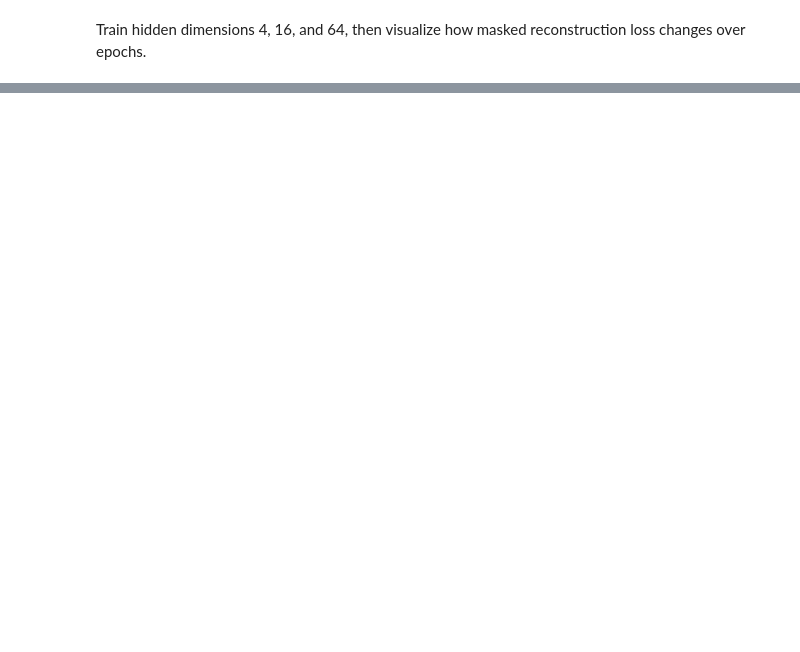
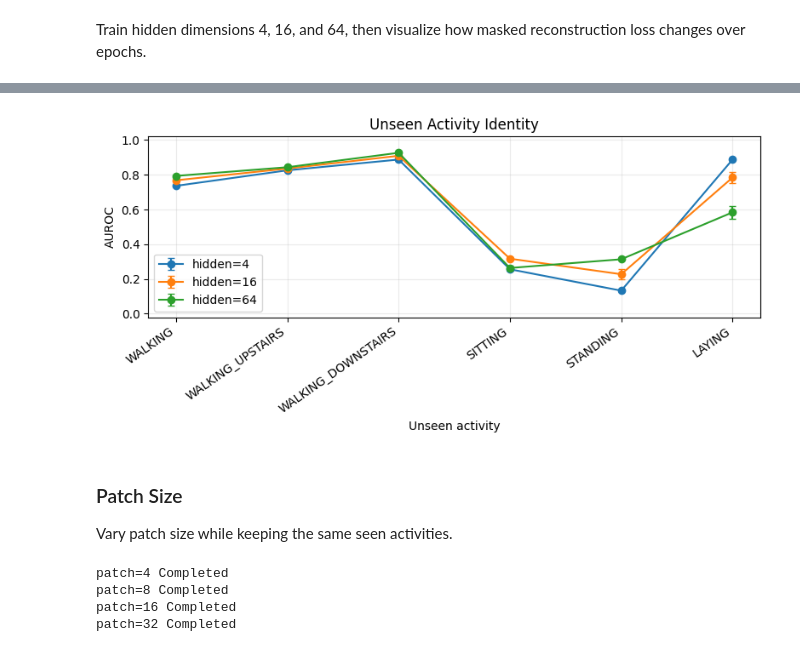
Before and after one commit to MJawad-AbouAleiwi/Federated-Learning, a Jupyter notebook: 2_Self-Supervised Learning/4_UCI_HAR_Masked_Autoencoder.ipynb, the cells around one changed output, grey strips where cells are left out. Saved outputs shown, nothing was run; the diff lists cells and outputs as text; code cells hidden in the pictures; blank space fills up the shorter version.

```diff
--- a/2_Self-Supervised Learning/4_UCI_HAR_Masked_Autoencoder.ipynb
+++ b/2_Self-Supervised Learning/4_UCI_HAR_Masked_Autoencoder.ipynb
@@ -224,2 +257,8 @@ def train_model(hidden):
+# %%
+# Calculate AUROC from masked reconstruction MSE for seen and unseen windows
+def compute_auroc(seen_scores, unseen_scores):
+    labels = np.r_[np.zeros(len(seen_scores)), np.ones(len(unseen_scores))]
+    scores = np.r_[seen_scores, unseen_scores]
+    return roc_auc_score(labels, scores)
 # %% [markdown]
 Train hidden dimensions 4, 16, and 64, then visualize how masked reconstruction loss changes over epochs.
@@ -771,0 +364,18 @@ This highlights an important limitation of reconstruction-error-based activity d
+# %%
+# Plot AUROC across ablation settings, showing variability between seeds
+def plot_comparison(results, x, title, x_label, activity_ticks=False):
+    fig, ax = plt.subplots(figsize=(8, 4))
+    for hidden in HIDDENS:
+        part = results[results["hidden"] == hidden]
+        avg = part.groupby(x)["AUROC"].agg(["mean", "std"]).reset_index()
+        ax.errorbar(avg[x], avg["mean"], yerr=avg["std"].fillna(0),
+                    marker="o", capsize=3, label=f"hidden={hidden}")
+    ax.set(title=title, xlabel=x_label, ylabel="AUROC", ylim=(-0.02, 1.02))
+    ax.grid(alpha=0.25)
+    ax.legend()
+    if activity_ticks:
+        ax.set_xticks(ACTIVITIES)
+        ax.set_xticklabels([ACTIVITY_NAMES[a] for a in ACTIVITIES],
+                           rotation=35, ha="right")
+    plt.tight_layout()
+    plt.show()
@@ -771,0 +386,17 @@ This highlights an important limitation of reconstruction-error-based activity d
+# %%
+# Specify which activity is held out
+scenarios_A = [tuple(a for a in ACTIVITIES if a != unseen) for unseen in ACTIVITIES]
+# %%
+# Fit, score, and record each held-out activity condition
+rows_A = []
+for seen_ids in scenarios_A:
+    unseen_id = next(a for a in ACTIVITIES if a not in seen_ids)
+    data = prepare_data(seen_ids)
+    for hidden, seed in product(HIDDENS, SEEDS):
+        model, history = fit_configuration(data, seen_ids, hidden, seed)
+        seen_scores = reconstruction_scores(model, data["seen_test"])
+        unseen_scores = reconstruction_scores(model, data["unseen_test"][unseen_id])
+        rows_A.append(result_row(unseen_id, hidden, seed, PATCH, MASK_RATIO,
+                                 seen_scores, unseen_scores))
+    print(f"unseen: {ACTIVITY_NAMES[unseen_id]} Completed")
+results_A = pd.DataFrame(rows_A)
@@ -771,0 +432,10 @@ This highlights an important limitation of reconstruction-error-based activity d
+# %%
+# Plot AUROC as the excluded activity changes
+plot_comparison(results_A, "unseen_id", "Unseen Activity Identity",
+                "Unseen activity", activity_ticks=True)
+# %% [output]
+[figure, added]
+# %% [markdown]
+### Patch Size
+
+Vary patch size while keeping the same seen activities.
@@ -771,0 +445,18 @@ This highlights an important limitation of reconstruction-error-based activity d
+# %%
+# Train, score, and record each patch-size condition
+rows_C = []
+data_C = baseline_data
+for patch in scenarios_C:
+    for hidden, seed in product(HIDDENS, SEEDS):
+        model, history = fit_configuration(data_C, BASE_SEEN, hidden, seed, patch=patch)
+        seen_scores = reconstruction_scores(model, data_C["seen_test"], patch=patch)
+        unseen_scores = reconstruction_scores(model, data_C["unseen_test"][BASE_UNSEEN], patch=patch)
+        rows_C.append(result_row(BASE_UNSEEN, hidden, seed, patch, MASK_RATIO,
+                                 seen_scores, unseen_scores))
+    print(f"patch={patch} Completed")
+results_C = pd.DataFrame(rows_C)
+# %% [output]
+patch=4 Completed
+patch=8 Completed
+patch=16 Completed
+patch=32 Completed
```
Also changed, not shown: parts of 95 cells of this notebook.
